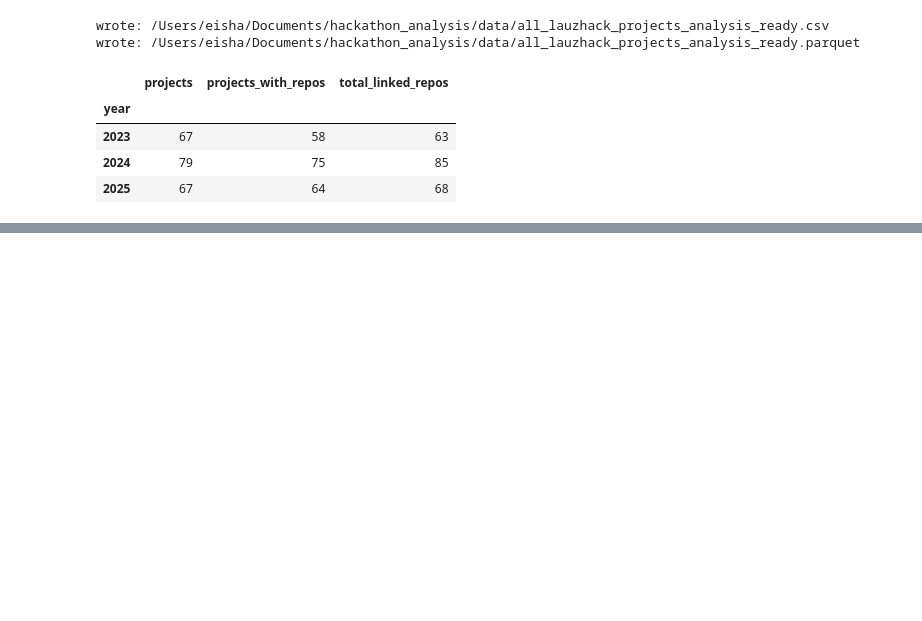
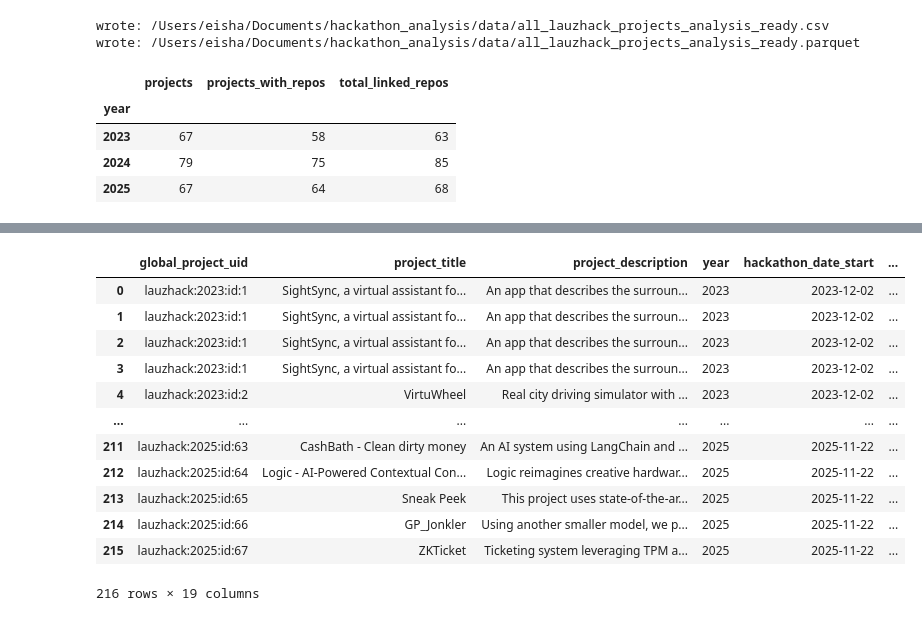
Before and after one commit to sdsc-ordes/open-pulse-hackalysis, a Jupyter notebook: notebooks/notebook.ipynb, the cells around one changed output, grey strips where cells are left out. Cells and saved outputs as stored; diff of their text form; code cells hidden in the pictures; blank space fills up the shorter version.

```diff
--- a/notebooks/notebook.ipynb
+++ b/notebooks/notebook.ipynb
@@ -146,0 +423,16 @@ projects_analysis_ready.groupby('year').agg(
+# %%
+repo_analysis_ready[['global_project_uid',  'project_title', 'project_description', 'year',  'hackathon_date_start', 'hackathon_date_end', 'repo_url', 'repo_name', 'stars', 'forks', 'watchers', 'primary_language', 'commit_count_default_branch', 'contributors_count', 'repo_created_at', 'repo_updated_at', 'repo_pushed_at', 'repo_topics', 'repo_error']]
+# %% [output]
+|  | global_project_uid | project_title | project_description | year | hackathon_date_start | ... |
+| 0 | lauzhack:2023:id:1 | SightSync, a virtual assistant fo... | An app that describes the surroun... | 2023 | 2023-12-02 | ... |
+| 1 | lauzhack:2023:id:1 | SightSync, a virtual assistant fo... | An app that describes the surroun... | 2023 | 2023-12-02 | ... |
+| 2 | lauzhack:2023:id:1 | SightSync, a virtual assistant fo... | An app that describes the surroun... | 2023 | 2023-12-02 | ... |
+| 3 | lauzhack:2023:id:1 | SightSync, a virtual assistant fo... | An app that describes the surroun... | 2023 | 2023-12-02 | ... |
+| 4 | lauzhack:2023:id:2 | VirtuWheel | Real city driving simulator with ... | 2023 | 2023-12-02 | ... |
+| ... | ... | ... | ... | ... | ... | ... |
+| 211 | lauzhack:2025:id:63 | CashBath - Clean dirty money | An AI system using LangChain and ... | 2025 | 2025-11-22 | ... |
+| 212 | lauzhack:2025:id:64 | Logic - AI-Powered Contextual Con... | Logic reimagines creative hardwar... | 2025 | 2025-11-22 | ... |
+| 213 | lauzhack:2025:id:65 | Sneak Peek | This project uses state-of-the-ar... | 2025 | 2025-11-22 | ... |
+| 214 | lauzhack:2025:id:66 | GP_Jonkler | Using another smaller model, we p... | 2025 | 2025-11-22 | ... |
+| 215 | lauzhack:2025:id:67 | ZKTicket | Ticketing system leveraging TPM a... | 2025 | 2025-11-22 | ... |
+216 rows × 19 columns
```
Also changed, not shown: parts of 21 cells of this notebook.
